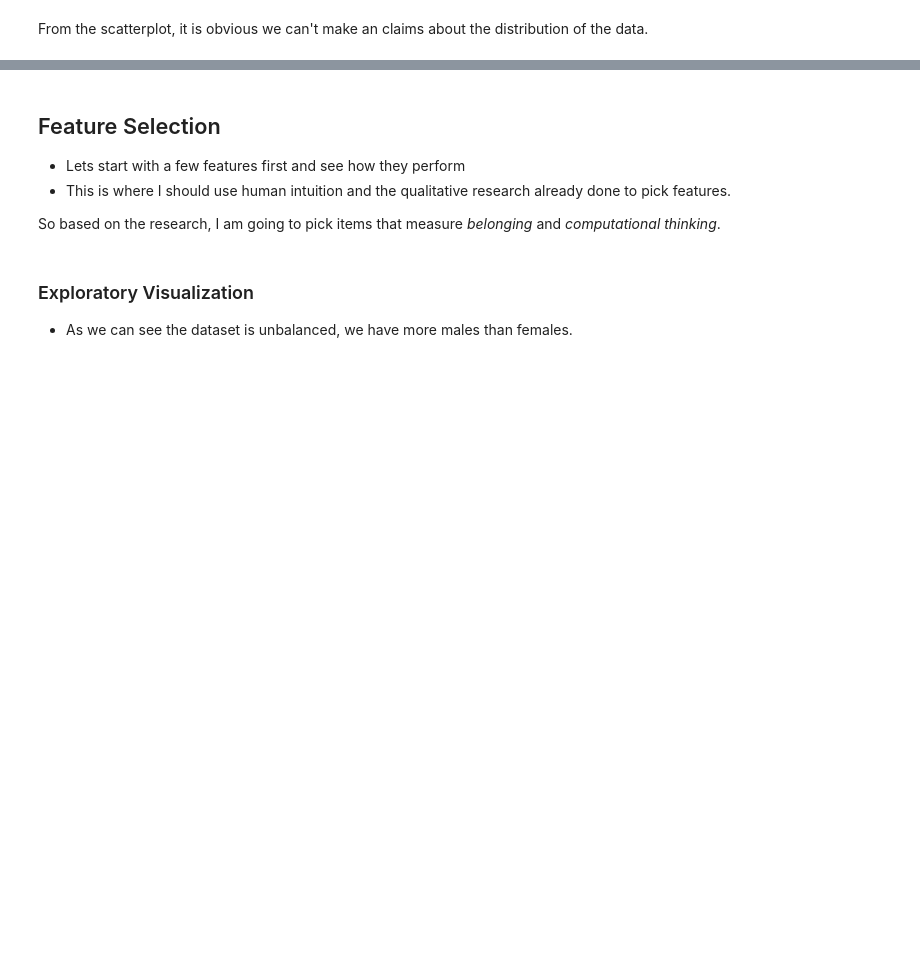
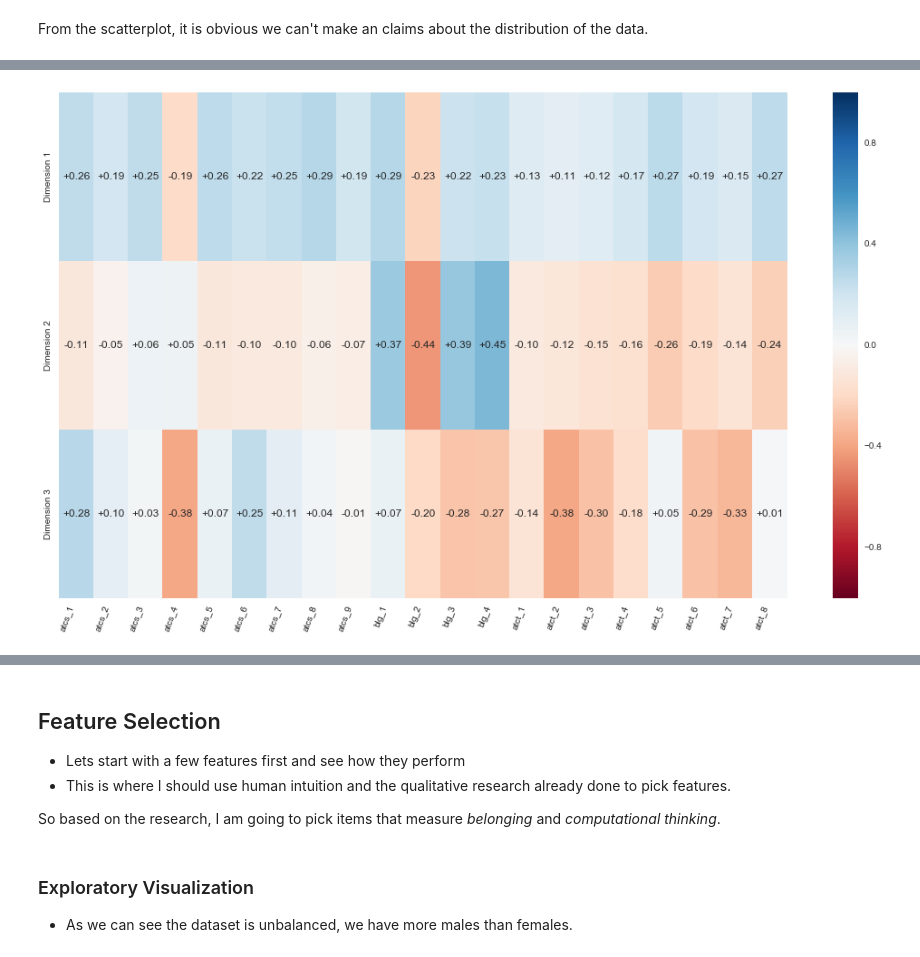
Before and after one commit to omoju/IntroCSExperiencePrediction, a Jupyter notebook: genderedCSExperience.ipynb, the cells around one changed output, grey strips where cells are left out. Drawn from its saved outputs; the diff is of its cells as text; code cells hidden in the pictures; blank space fills up the shorter version.

```diff
--- a/genderedCSExperience.ipynb
+++ b/genderedCSExperience.ipynb
@@ -220,3 +231,18 @@ From the scatterplot, it is obvious we can't make an claims about the distributi
+# %%
+cols = [col for col in pca_results.columns if col not in ['Explained Variance']]
+df2 = pca_results[cols]
+
+myFileName='report/figures' + '/' + 'pcaStudentData' +'.pdf'
+rcParams['figure.figsize'] = 18, 10
+fig = figure(dpi=80) # no frame
+
+with sns.axes_style("white"):
+    ax = sns.heatmap(df2, square=False, annot=True, vmin=-1, vmax=1, cmap='RdBu', fmt='+.2f')
+    plt.xticks(rotation=70, ha='right');
+
+fig.savefig(myFileName)
+# %% [output]
+[figure, added]
 # %%
 flattened = [val for sublist in list_of_lists for val in sublist]
 df = data[flattened]
```
Also changed, not shown: parts of 4 cells of this notebook, 6 other files.
